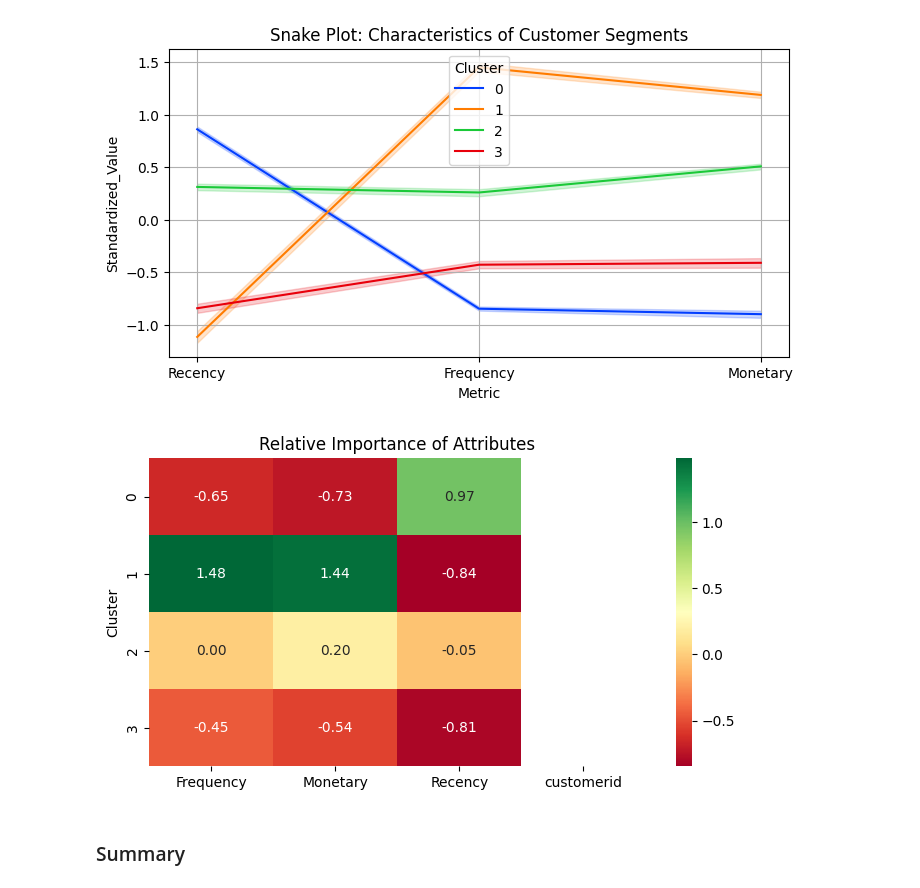
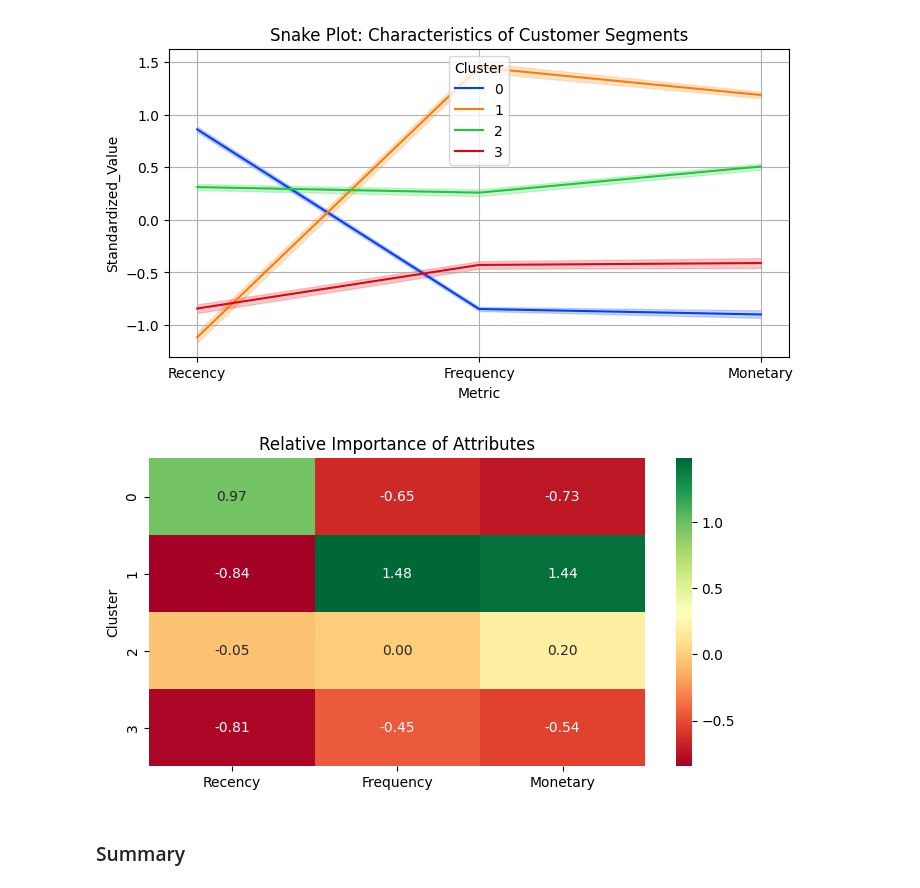
Before and after one commit to meemeealm/RFM-Analytics-and-Segmentation-Platform, a Jupyter notebook: training/notebooks/kmeans_model_training.ipynb, the cells around one changed output. Saved outputs shown, nothing was run; the diff lists cells and outputs as text; code cells hidden in the pictures.

Commit message:
feat: add new visualizations
PCA Dimensionality Reduction Plot, 3D Plot

fix: remove customerid column from heatmap

```diff
--- a/training/notebooks/kmeans_model_training.ipynb
+++ b/training/notebooks/kmeans_model_training.ipynb
@@ -117,16 +149,16 @@ plt.show()
 [figure]
 # %%
 # Calculate relative importance
-cluster_avg = rfm_original.groupby('Cluster').mean()
+cluster_avg = rfm_original.groupby('Cluster')[['Recency', 'Frequency', 'Monetary']].mean()
 population_avg = rfm_original[['Recency', 'Frequency', 'Monetary']].mean()
 relative_importance = (cluster_avg / population_avg) - 1
 
 plt.figure(figsize=(8, 4))
 sns.heatmap(relative_importance, annot=True, cmap='RdYlGn', fmt='.2f')
 plt.title('Relative Importance of Attributes')
 plt.show()
 # %% [output]
-[figure, old version]
+[figure, new version]
 # %% [markdown]
 ### Summary
 # %% [markdown]
```
Also changed, not shown: parts of 8 cells of this notebook.
